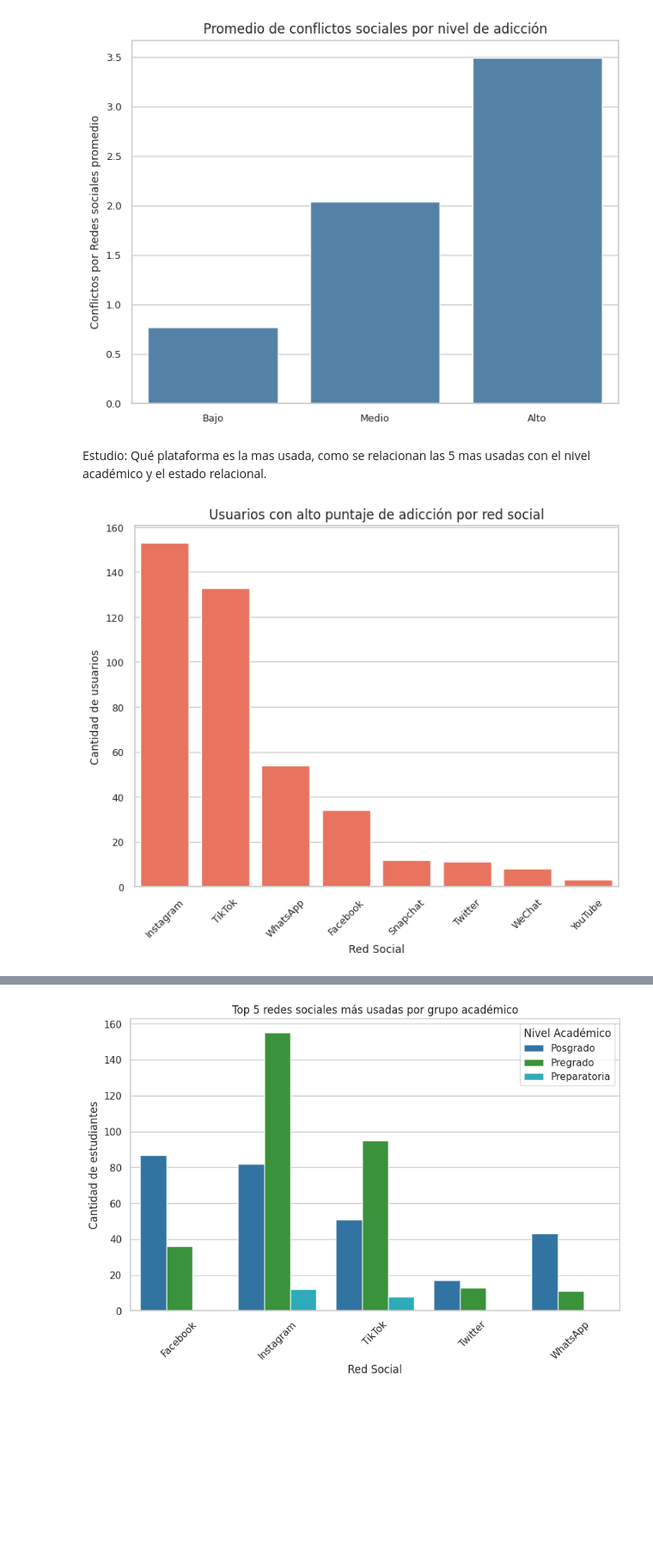
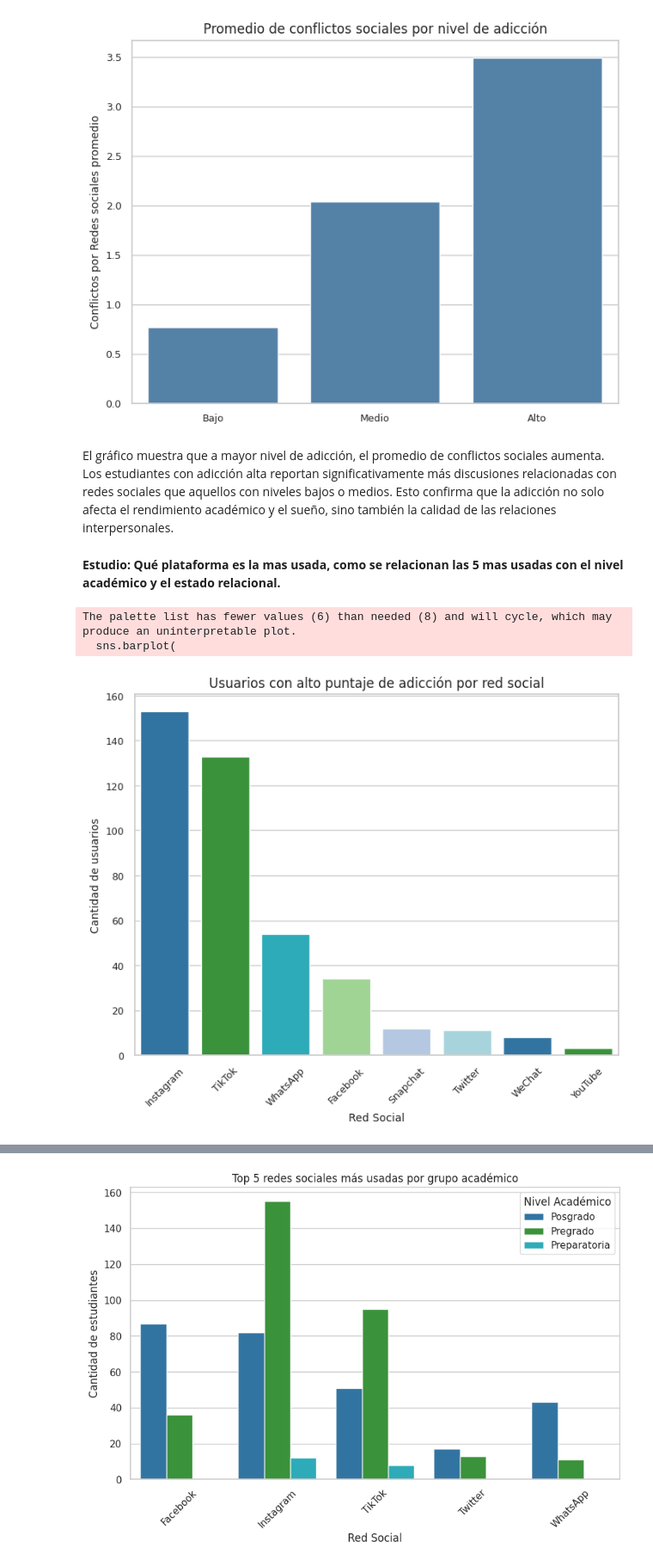
Before and after one commit to vazquezsilvana/Data-Science-II-EntregaFinal, a Jupyter notebook: VazquezSilvana_EntregaFinalDSII.ipynb, the cells around one changed output, grey strips where cells are left out. Shown: that part at 86% size. Cells and saved outputs as stored; diff of their text form; code cells hidden in the pictures; blank space fills up the shorter version.

```diff
--- a/VazquezSilvana_EntregaFinalDSII.ipynb
+++ b/VazquezSilvana_EntregaFinalDSII.ipynb
@@ -621,24 +621,27 @@ plt.yticks(fontsize=9)
 plt.show()
 # %% [output]
 [figure]
+# %% [markdown]
+El gráfico muestra que a mayor nivel de adicción, el promedio de conflictos sociales aumenta. Los estudiantes con adicción alta reportan significativamente más discusiones relacionadas con redes sociales que aquellos con niveles bajos o medios. Esto confirma que la adicción no solo afecta el rendimiento académico y el sueño, sino también la calidad de las relaciones interpersonales.
 # %% [markdown]
-Estudio: Qué plataforma es la mas usada, como se relacionan las 5 mas usadas con el nivel académico y el estado relacional.
+**Estudio: Qué plataforma es la mas usada, como se relacionan las 5 mas usadas con el nivel académico y el estado relacional.**
 # %%
-# Filtrar solo usuarios con nivel de adicción Alto
-alto_df = df[df["Nivel_Adiccion"] == "Alto"]
-
-# Contar usuarios por red social
-social_counts = alto_df["Plataforma_Más_Usada"].value_counts().reset_index()
-social_counts.columns = ["Red_Social", "Usuarios_Alto"]
-
-# Gráfico de barras
 plt.figure(figsize=(8,6))
-sns.barplot(x="Red_Social", y="Usuarios_Alto", data=social_counts, color="tomato")
+sns.barplot(
+    x="Red_Social",
+    y="Usuarios_Alto",
+    hue="Red_Social",
+    data=social_counts,
+    palette=academic_palette[:social_counts['Red_Social'].nunique()],
+    legend=False
+)
 plt.title("Usuarios con alto puntaje de adicción por red social", fontsize=12)
 plt.xlabel("Red Social", fontsize=10)
 plt.ylabel("Cantidad de usuarios", fontsize=10)
 plt.xticks(rotation=45, fontsize=9)
 plt.yticks(fontsize=9)
 plt.show()
 # %% [output]
+The palette list has fewer values (6) than needed (8) and will cycle, which may produce an uninterpretable plot.
+  sns.barplot(
-[figure, old version]
+[figure, new version]
```
Also changed, not shown: parts of 7 cells of this notebook.
